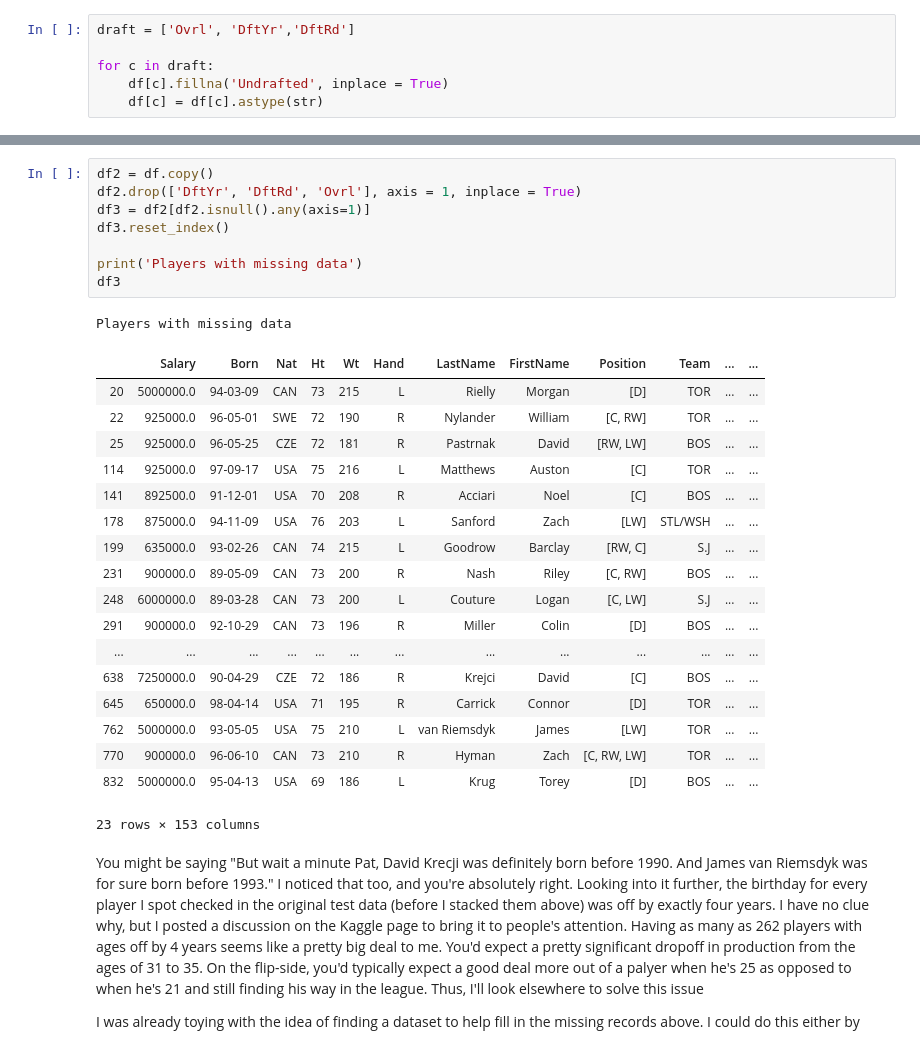
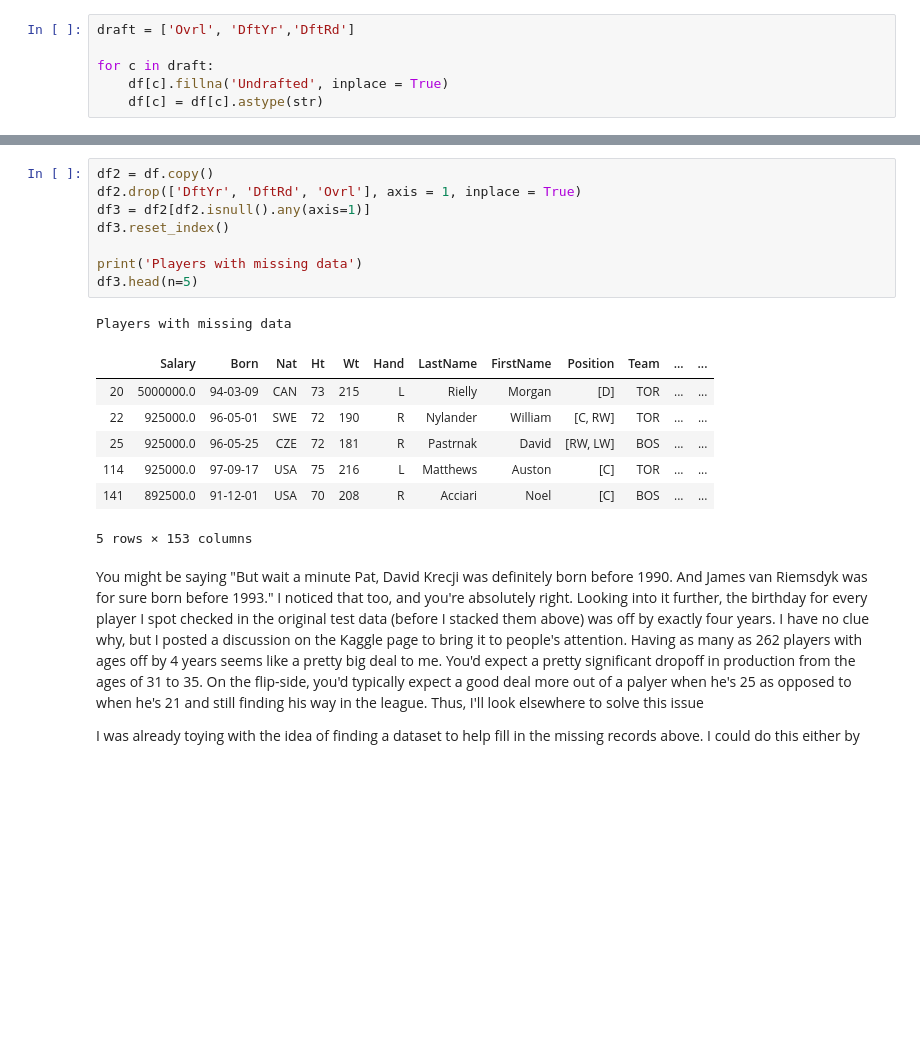
Before and after one commit to Pat-Hamilton/Thinkful, a Jupyter notebook: NHL Capstone.ipynb, the cells around one changed output, grey strips where cells are left out. Saved outputs shown, nothing was run; the diff lists cells and outputs as text; blank space fills up the shorter version.

```diff
--- a/NHL Capstone.ipynb
+++ b/NHL Capstone.ipynb
@@ -195,31 +168,20 @@ missing_data.head(20)
 # %%
 df2 = df.copy()
 df2.drop(['DftYr', 'DftRd', 'Ovrl'], axis = 1, inplace = True)
 df3 = df2[df2.isnull().any(axis=1)]
 df3.reset_index()
 
 print('Players with missing data')
-df3
+df3.head(n=5)
 # %% [output]
 Players with missing data
 |  | Salary | Born | Nat | Ht | Wt | Hand | LastName | FirstName | Position | Team | ... | ... |
 | 20 | 5000000.0 | 94-03-09 | CAN | 73 | 215 | L | Rielly | Morgan | [D] | TOR | ... | ... |
 | 22 | 925000.0 | 96-05-01 | SWE | 72 | 190 | R | Nylander | William | [C, RW] | TOR | ... | ... |
 | 25 | 925000.0 | 96-05-25 | CZE | 72 | 181 | R | Pastrnak | David | [RW, LW] | BOS | ... | ... |
 | 114 | 925000.0 | 97-09-17 | USA | 75 | 216 | L | Matthews | Auston | [C] | TOR | ... | ... |
 | 141 | 892500.0 | 91-12-01 | USA | 70 | 208 | R | Acciari | Noel | [C] | BOS | ... | ... |
-| 178 | 875000.0 | 94-11-09 | USA | 76 | 203 | L | Sanford | Zach | [LW] | STL/WSH | ... | ... |
-| 199 | 635000.0 | 93-02-26 | CAN | 74 | 215 | L | Goodrow | Barclay | [RW, C] | S.J | ... | ... |
-| 231 | 900000.0 | 89-05-09 | CAN | 73 | 200 | R | Nash | Riley | [C, RW] | BOS | ... | ... |
-| 248 | 6000000.0 | 89-03-28 | CAN | 73 | 200 | L | Couture | Logan | [C, LW] | S.J | ... | ... |
-| 291 | 900000.0 | 92-10-29 | CAN | 73 | 196 | R | Miller | Colin | [D] | BOS | ... | ... |
-| ... | ... | ... | ... | ... | ... | ... | ... | ... | ... | ... | ... | ... |
-| 638 | 7250000.0 | 90-04-29 | CZE | 72 | 186 | R | Krejci | David | [C] | BOS | ... | ... |
-| 645 | 650000.0 | 98-04-14 | USA | 71 | 195 | R | Carrick | Connor | [D] | TOR | ... | ... |
-| 762 | 5000000.0 | 93-05-05 | USA | 75 | 210 | L | van Riemsdyk | James | [LW] | TOR | ... | ... |
-| 770 | 900000.0 | 96-06-10 | CAN | 73 | 210 | R | Hyman | Zach | [C, RW, LW] | TOR | ... | ... |
-| 832 | 5000000.0 | 95-04-13 | USA | 69 | 186 | L | Krug | Torey | [D] | BOS | ... | ... |
-23 rows × 153 columns
+5 rows × 153 columns
 # %% [markdown]
 You might be saying "But wait a minute Pat, David Krecji was definitely born before 1990. And James van Riemsdyk was for sure born before 1993." I noticed that too, and you're absolutely right. Looking into it further, the birthday for every player I spot checked in the original test data (before I stacked them above) was off by exactly four years. I have no clue why, but I posted a discussion on the Kaggle page to bring it to people's attention. Having as many as 262 players with ages off by 4 years seems like a pretty big deal to me. You'd expect a pretty significant dropoff in production from the ages of 31 to 35. On the flip-side, you'd typically expect a good deal more out of a palyer when he's 25 as opposed to when he's 21 and still finding his way in the league. Thus, I'll look elsewhere to solve this issue
 
```
Also changed, not shown: parts of 34 cells of this notebook.
